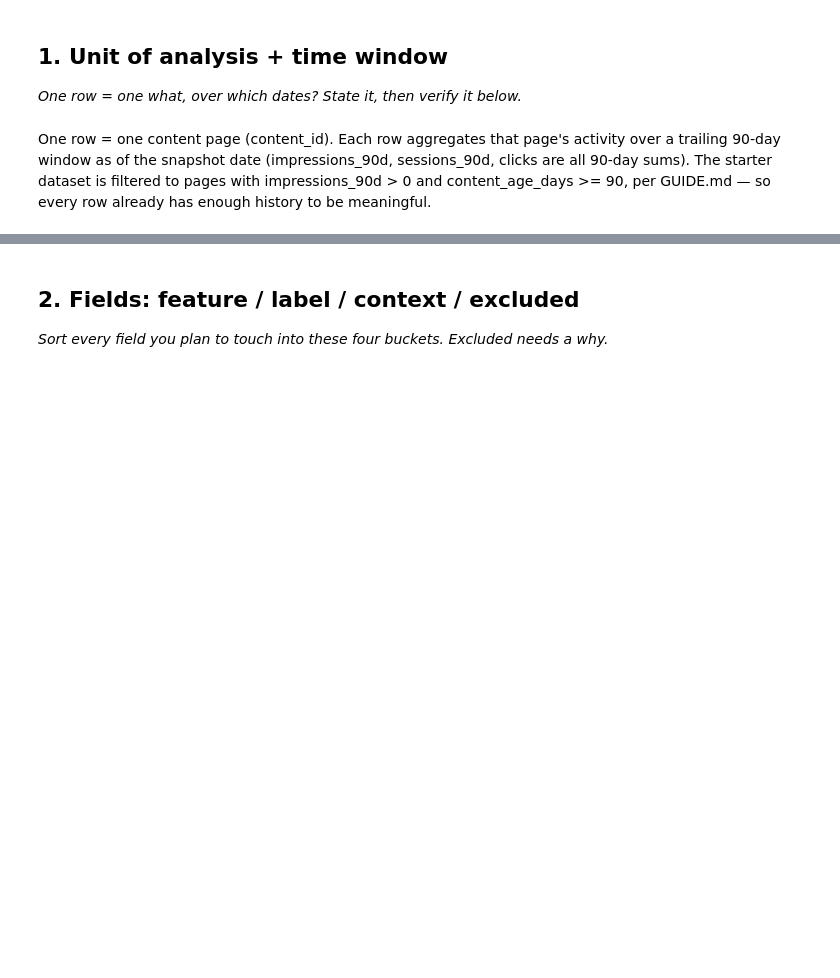
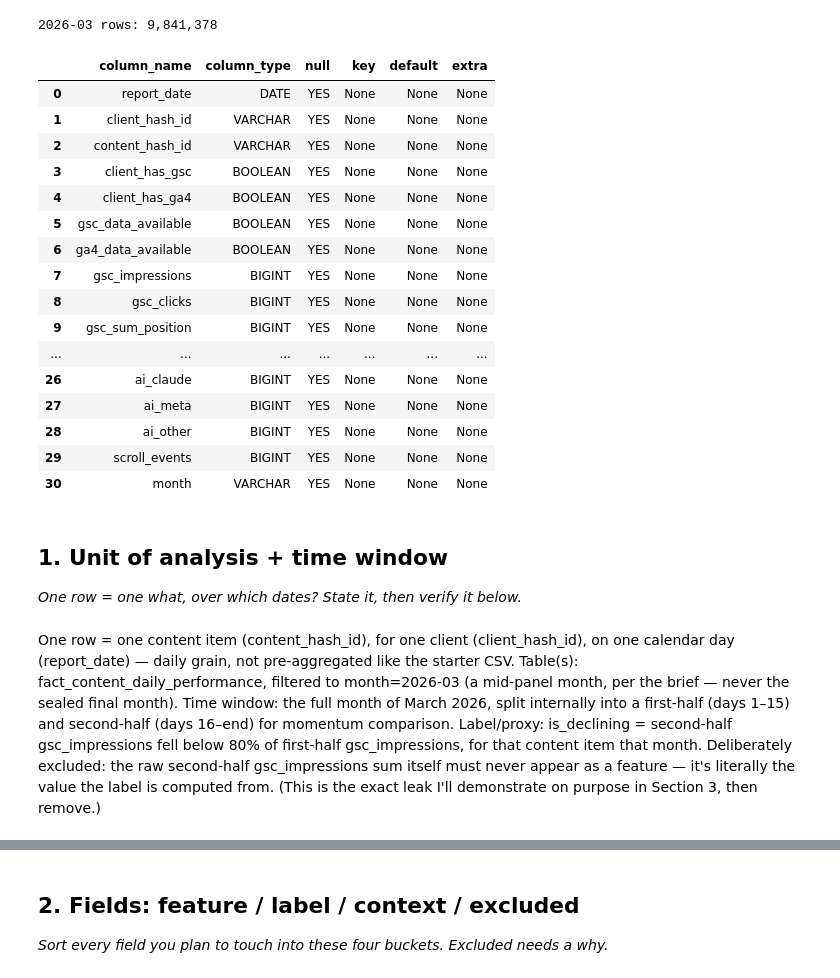
Before and after one commit to yasmeenmh90-beep/flyrank-ml-internship-starter, a Jupyter notebook: work/notebooks/w03_data_contract.ipynb, the cells around one changed output, grey strips where cells are left out. Cells and saved outputs as stored; diff of their text form; code cells hidden in the pictures; blank space fills up the shorter version.

```diff
--- a/work/notebooks/w03_data_contract.ipynb
+++ b/work/notebooks/w03_data_contract.ipynb
@@ -22,7 +35,49 @@ Working dir: /content/flyrank-ml-internship-starter
+# %%
+%pip -q install duckdb huggingface_hub
+
+import duckdb
+
+con = duckdb.connect()
+con.execute(f"CREATE OR REPLACE SECRET hf (TYPE huggingface, TOKEN '{HF_TOKEN}')")
+
+REL = 'hf://datasets/FlyRank/internship-warehouse'
+MONTH = '2026-03'  # mid-panel month, per the brief — never the sealed final month
+
+fact_month = f"read_parquet('{REL}/fact_content_daily_performance/month={MONTH}/*.parquet')"
+
+# Confirm this scoped-to-one-month read actually works and is small
+n = con.sql(f"SELECT COUNT(*) FROM {fact_month}").fetchone()[0]
+print(f"{MONTH} rows: {n:,}")
+# %% [output]
+2026-03 rows: 9,841,378
+# %%
+con.sql(f"DESCRIBE SELECT * FROM {fact_month} LIMIT 0").df()
+# %% [output]
+|  | column_name | column_type | null | key | default | extra |
+| 0 | report_date | DATE | YES | None | None | None |
+| 1 | client_hash_id | VARCHAR | YES | None | None | None |
+| 2 | content_hash_id | VARCHAR | YES | None | None | None |
+| 3 | client_has_gsc | BOOLEAN | YES | None | None | None |
+| 4 | client_has_ga4 | BOOLEAN | YES | None | None | None |
+| 5 | gsc_data_available | BOOLEAN | YES | None | None | None |
+| 6 | ga4_data_available | BOOLEAN | YES | None | None | None |
+| 7 | gsc_impressions | BIGINT | YES | None | None | None |
+| 8 | gsc_clicks | BIGINT | YES | None | None | None |
+| 9 | gsc_sum_position | BIGINT | YES | None | None | None |
+| ... | ... | ... | ... | ... | ... | ... |
+| 26 | ai_claude | BIGINT | YES | None | None | None |
+| 27 | ai_meta | BIGINT | YES | None | None | None |
+| 28 | ai_other | BIGINT | YES | None | None | None |
+| 29 | scroll_events | BIGINT | YES | None | None | None |
+| 30 | month | VARCHAR | YES | None | None | None |
 # %% [markdown]
 ## 1. Unit of analysis + time window
 
 *One row = one what, over which dates? State it, then verify it below.*
 # %% [markdown]
-One row = one content page (content_id). Each row aggregates that page's activity over a trailing 90-day window as of the snapshot date (impressions_90d, sessions_90d, clicks are all 90-day sums). The starter dataset is filtered to pages with impressions_90d > 0 and content_age_days >= 90, per GUIDE.md — so every row already has enough history to be meaningful.
+One row = one content item (content_hash_id), for one client (client_hash_id), on one calendar day (report_date) — daily grain, not pre-aggregated like the starter CSV.
+Table(s): fact_content_daily_performance, filtered to month=2026-03 (a mid-panel month, per the brief — never the sealed final month).
+Time window: the full month of March 2026, split internally into a first-half (days 1–15) and second-half (days 16–end) for momentum comparison.
+Label/proxy: is_declining = second-half gsc_impressions fell below 80% of first-half gsc_impressions, for that content item that month.
+Deliberately excluded: the raw second-half gsc_impressions sum itself must never appear as a feature — it's literally the value the label is computed from. (This is the exact leak I'll demonstrate on purpose in Section 3, then remove.)
 # %%
```
Also changed, not shown: parts of 13 cells of this notebook.
